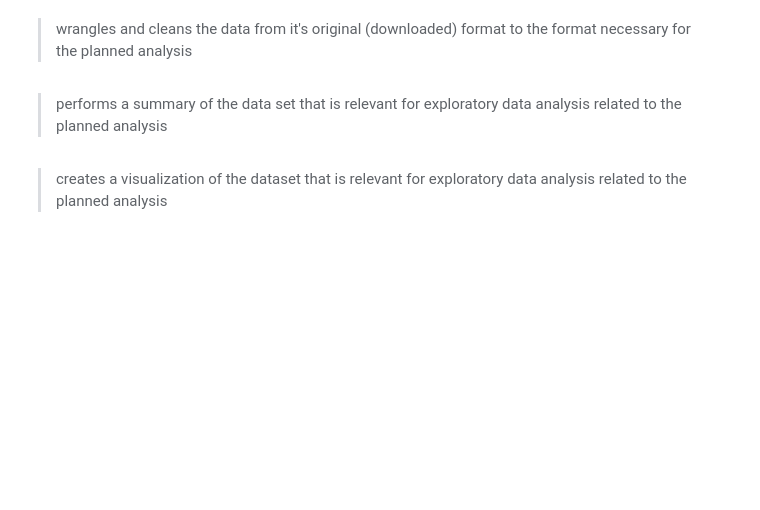
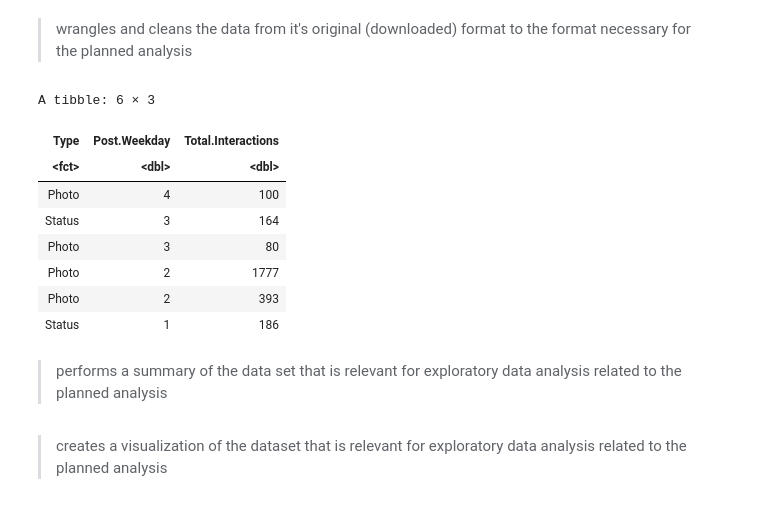
Before and after one commit to L-amat/project_proposal, a Jupyter notebook: 2-group_project_report/Group_project_report.ipynb, the cells around one changed output. Cells and saved outputs as stored; diff of their text form; code cells hidden in the pictures; blank space fills up the shorter version.

```diff
--- a/2-group_project_report/Group_project_report.ipynb
+++ b/2-group_project_report/Group_project_report.ipynb
@@ -44,3 +44,15 @@ describe in written English the methods you used to perform your analysis from b
 your report should include code which:
 # %% [markdown]
 >loads data from the original source on the web
+# %%
+activity_url <- "https://archive.ics.uci.edu/ml/machine-learning-databases/00368/Facebook_metrics.zip" #ICS Machine Learning Training set archive
+temp <- tempfile()                       #Vector of character strings to be used for naming temporary files, saved to temp.
+download.file(activity_url, temp)        #Download Zip file from ICS archive, save into temp.
+unzip(temp, "dataset_Facebook.csv")      #Unzip File.
+
+
+fb_data <- read_delim("dataset_Facebook.csv",  #Read dataset and factor Type Column
+                      ";") %>%
+    mutate(Type = as.factor(Type))
+
+unlink(temp)                            #Delete Temporary Vector
@@ -47,5 +77,25 @@ your report should include code which:
 # %% [markdown]
 >wrangles and cleans the data from it's original (downloaded) format to the format necessary for the planned analysis
+# %%
+
+#Tidying Data: Replace spaces in Column names with periods.
+colnames(fb_data) <- make.names(colnames(fb_data))
+
+
+fb_data <- fb_data %>%
+#      filter(Total.Interactions > 500) %>%                                 #Use pages with >500 interactions
+select(Type, Post.Weekday, Total.Interactions)
+head(fb_data)
+# %% [output]
+A tibble: 6 × 3
+| Type | Post.Weekday | Total.Interactions |
+| <fct> | <dbl> | <dbl> |
+| Photo | 4 | 100 |
+| Status | 3 | 164 |
+| Photo | 3 | 80 |
+| Photo | 2 | 1777 |
+| Photo | 2 | 393 |
+| Status | 1 | 186 |
 # %% [markdown]
 >performs a summary of the data set that is relevant for exploratory data analysis related to the planned analysis
 # %% [markdown]
```
Also changed, not shown: parts of 2 cells of this notebook.
